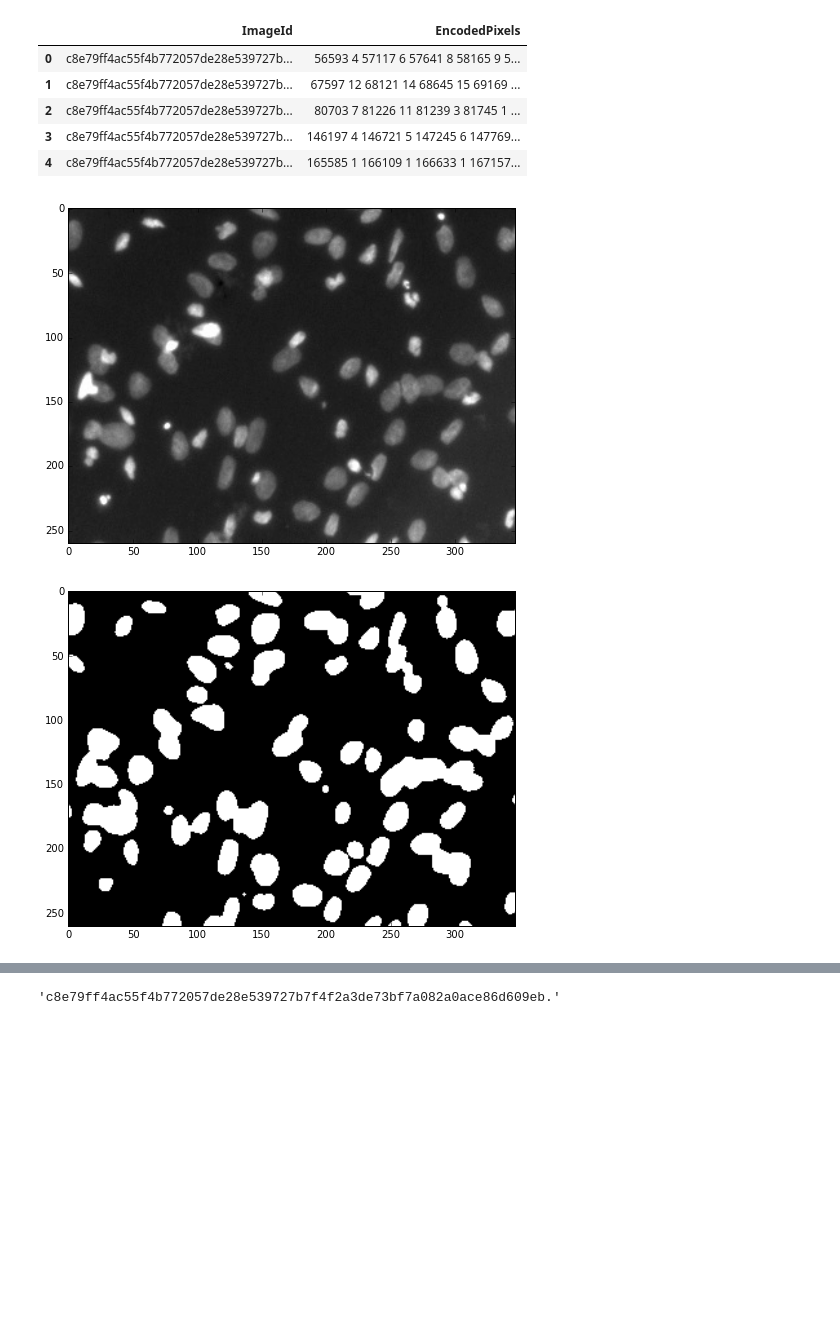
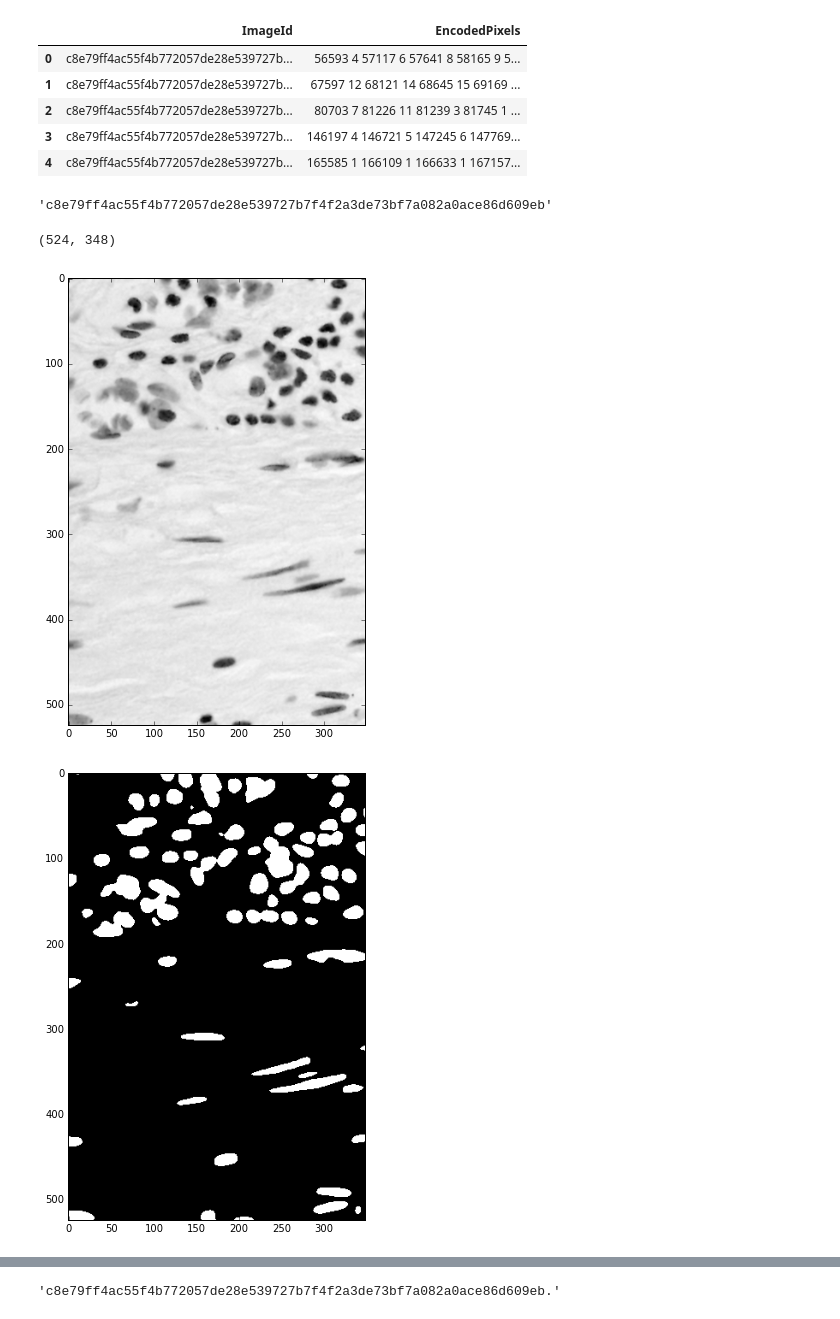
Before and after one commit to rykachevskiy/ds_bowl_2018, a Jupyter notebook: notebooks/Unet_ver2.ipynb, the cells around one changed output, grey strips where cells are left out. Drawn from its saved outputs; the diff is of its cells as text; code cells hidden in the pictures; blank space fills up the shorter version.

```diff
--- a/notebooks/Unet_ver2.ipynb
+++ b/notebooks/Unet_ver2.ipynb
@@ -240,7 +266,7 @@ def validate_simple(data, prediction_func, cut_off=0.5):
 def transform(im):
     transformation = ra.Transformation.generate_random_transformation(mirror(im))
     #transformation = ra.Transformation.generate_geometrical(mirror(im))
-    return crop(transformation.apply(im))
+    return crop(transformation.apply(mirror(im)), im.shape)
 # %%
 ra=reload(ra)
 #imgs = np.array([transform(im) for im in train_data[:]])
@@ -249,7 +275,7 @@ train_loss = []
 val_scores = []
 val_loss = []
 # %%
-epochs = 5
+epochs = 10
 # %%
 for epoch in range(epochs):
     curr_loss = 0
@@ -397,7 +429,7 @@ def predict_flip(im):
                 sess.run(out, feed_dict={x : np.expand_dims(im_16[::-1], 0)})[0][::-1] +\
                 sess.run(out, feed_dict={x : np.expand_dims(im_16[:,::-1], 0)})[0][:,::-1] +\
                 sess.run(out, feed_dict={x : np.expand_dims(im_16[::-1,::-1], 0)})[0][::-1,::-1]
-    prediction = prediction.max(2)
+    prediction = prediction[:,:,0] - prediction[:,:,1]
     #rediction = prediction[:,:,0]
 
     prediction = prediction / 4
@@ -409,21 +441,20 @@ def predict_flip(im):
 
     return np.expand_dims(prediction,2)
 # %%
-def predict(im):
+from skimage.morphology import label
+def predict_proba(im):
     shape = im.shape
     im_16 = get_16_im(im)
     #im_16 = im
     prediction = sess.run(out, feed_dict={x : np.expand_dims(im_16, 0)})[0]
 
-    prediction = prediction.max(2)
-    #prediction = prediction[:,:,1]
+    prediction = prediction[:shape[0],:shape[1]]
+    #prediction = prediction[:,:,0] - prediction[:,:,1]
 
-    prediction = prediction[:shape[0],:shape[1]]
+    #circle3=cv2.getStructuringElement(cv2.MORPH_ELLIPSE,(3,3))
+    #prediction = cv2.morphologyEx(prediction, cv2.MORPH_OPEN, circle3)
 
-    circle5=cv2.getStructuringElement(cv2.MORPH_ELLIPSE,(9,9))
-    prediction = cv2.morphologyEx(prediction, cv2.MORPH_OPEN, np.ones((5,5,)))
-
-    return np.expand_dims(prediction,2)
+    return prediction
 # %%
 def predict_random(im, num = 5):
     shape = im.shape[:2]
@@ -661,3 +677,7 @@ answ.head()
 | 2 | c8e79ff4ac55f4b772057de28e539727b... | 80703 7 81226 11 81239 3 81745 1 ... |
 | 3 | c8e79ff4ac55f4b772057de28e539727b... | 146197 4 146721 5 147245 6 147769... |
 | 4 | c8e79ff4ac55f4b772057de28e539727b... | 165585 1 166109 1 166633 1 167157... |
+# %%
+test_names[0][1:-4]
+# %% [output]
+'c8e79ff4ac55f4b772057de28e539727b7f4f2a3de73bf7a082a0ace86d609eb'
@@ -664,12 +691,16 @@ answ.head()
 # %%
 answ.to_csv("../data/baseline_answ.csv", index = False)
+# %%
+test_ims[0].shape[:2]
+# %% [output]
+(524, 348)
 # %%
-idx = 10
+idx = 0
 show(test_ims[idx], 0, (8,8))
 show(test_preds[idx] > 0.5, 0, (8,8))
 # %% [output]
-[figure, old version]
+[figure, new version]
-[figure, old version]
+[figure, new version]
 # %%
 show(test_preds[0], 0)
 # %% [output]
```
Also changed, not shown: parts of 25 cells of this notebook.
